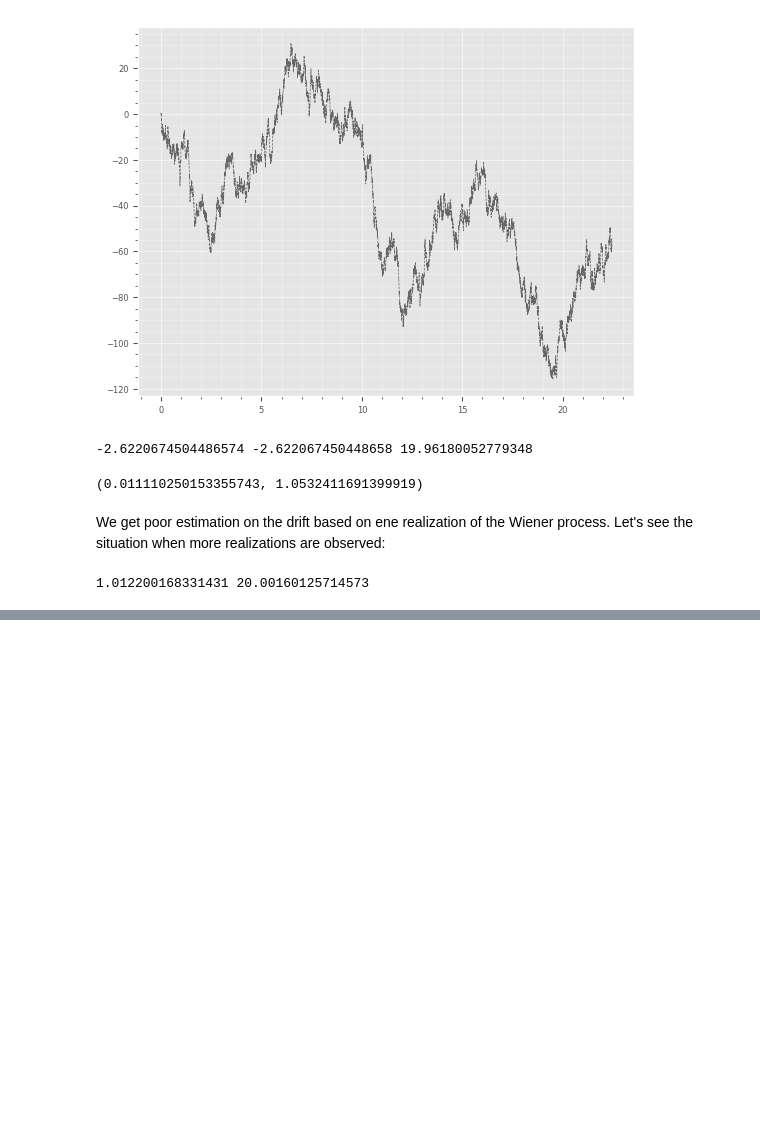
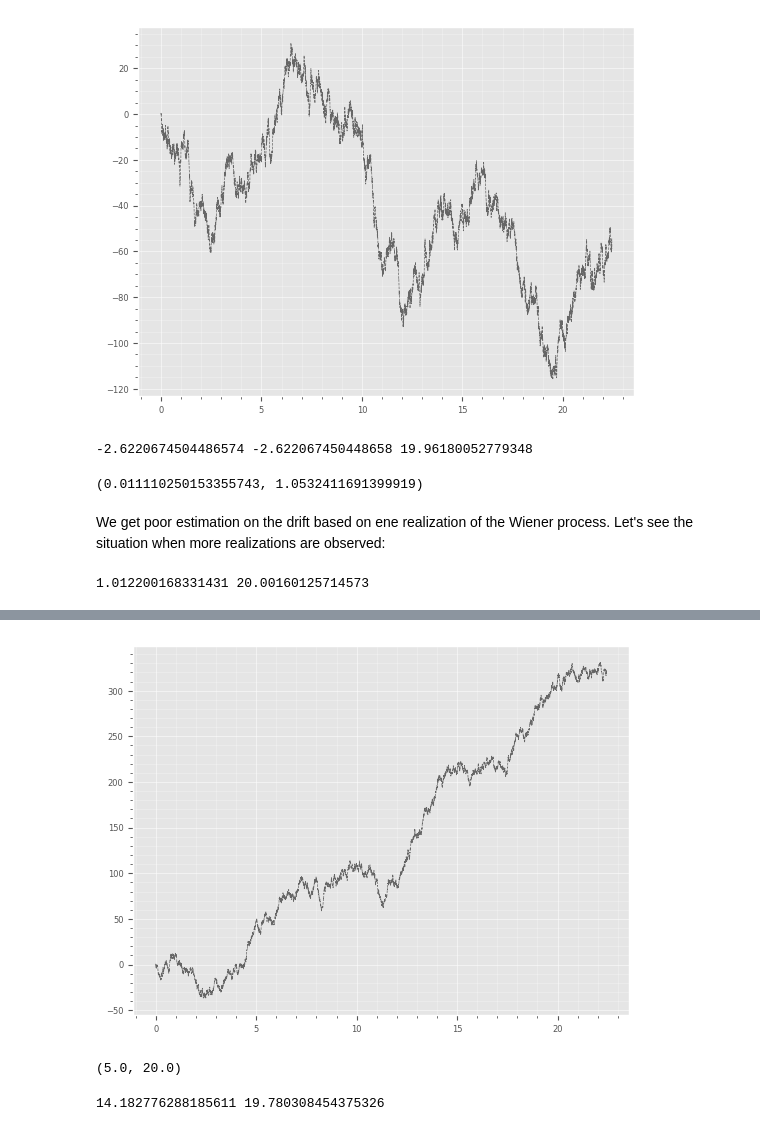
Before and after one commit to blackgolfer/super-qi, a Jupyter notebook: src/python/notes/fsm.ipynb, the cells around one changed output, grey strips where cells are left out. Drawn from its saved outputs; the diff is of its cells as text; code cells hidden in the pictures; blank space fills up the shorter version.

```diff
--- a/src/python/notes/fsm.ipynb
+++ b/src/python/notes/fsm.ipynb
@@ -492,0 +523,20 @@ We get decent estimation on drift when `N>>2` realizations are available. Unfort
+# %%
+MP=Wiener([(-5.0,20.0),(0.0,30.0),(5.0,20.0)]) # diffusion process
+TP=FSMarkov(np.array([[.25,.75,0.0],[.15,.7,.15],[0.0,.75,.25]])) # finite state markov process
+m=HiddenMarkov(MP,TP)
+# %%
+t=[dt*i for i in range(N+1)]
+x=m.sim_wiener(m.str2state('uptrend'),x0,dt,N)
+fig,ax=plt.subplots()
+plot_ts(ax,t,x)
+# %% [output]
+[figure, added]
+# %%
+m.wiener(m.str2state('uptrend'))
+# %% [output]
+(5.0, 20.0)
+# %%
+mue,sigmae=wiener_process_estimator(tuple(x),dt)
+print(mue,sigmae)
+# %% [output]
+14.182776288185611 19.780308454375326
```
Also changed, not shown: parts of 20 cells of this notebook.
